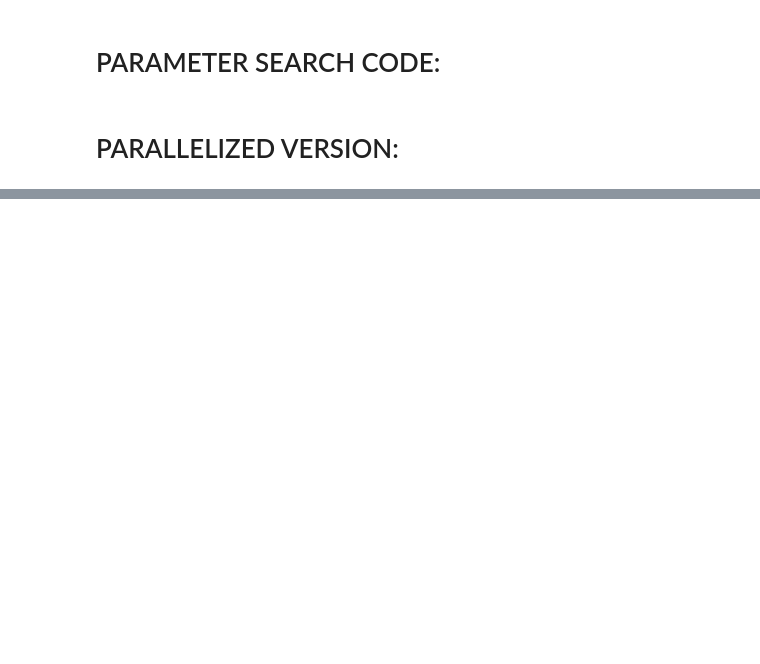
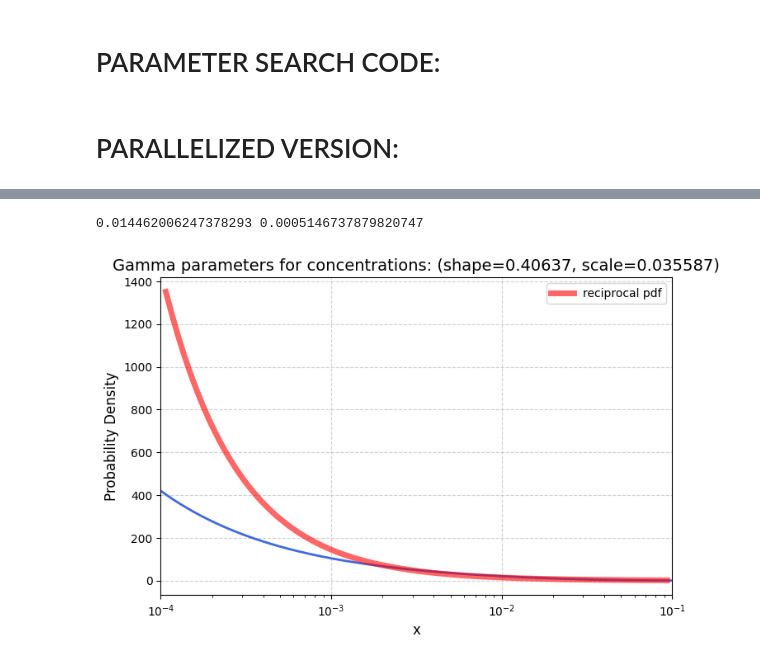
Before and after one commit to mattia0345/Research, a Jupyter notebook: parameter_search.ipynb, the cells around one changed output, grey strips where cells are left out. Saved outputs shown, nothing was run; the diff lists cells and outputs as text; code cells hidden in the pictures; blank space fills up the shorter version.

```diff
--- a/parameter_search.ipynb
+++ b/parameter_search.ipynb
@@ -953,0 +1020,38 @@ simulation(2, 6000)
+# %%
+import numpy as np
+import matplotlib.pyplot as plt
+from scipy.stats import gamma, reciprocal
+
+# recipriocal distribution
+a, b = 1e-4, 1e-1
+random_numbers = reciprocal.rvs(a, b, size=10000)
+mean, var, skew, kurt = reciprocal.stats(a, b, moments='mvsk')
+x_rec = np.linspace(reciprocal.ppf(0.01, a, b),
+                reciprocal.ppf(0.99, a, b), 10000)
+
+print(mean, var)
+#Parameters for the Gamma distribution
+shape = 1.25  # shape parameter (k)
+scale = 0.001  # scale parameter (θ)
+x = np.linspace(1e-4, 1e-1, 100000)  # range of x values
+shape = 0.40637 # shape parameter (k)
+scale = 0.035587 #
+# Compute the PDF
+pdf = gamma.pdf(x, a=shape, scale=scale)
+
+# Plot
+plt.figure(figsize=(8, 5))
+plt.plot(x, pdf, linewidth=2, color='royalblue')
+plt.title(f"Gamma parameters for concentrations: (shape={shape}, scale={scale})", fontsize=14)
+plt.plot(x_rec, reciprocal.pdf(x_rec, a, b),
+       'r-', lw=5, alpha=0.6, label='reciprocal pdf')
+plt.xlabel("x", fontsize=12)
+plt.ylabel("Probability Density", fontsize=12)
+plt.grid(True, linestyle='--', alpha=0.6)
+plt.xlim(1e-4, 1e-1)
+plt.xscale('log')
+plt.legend()
+plt.show()
+# %% [output]
+0.014462006247378293 0.0005146737879820747
+[figure, added]
```
Also changed, not shown: parts of 11 cells of this notebook, 33 other files.
